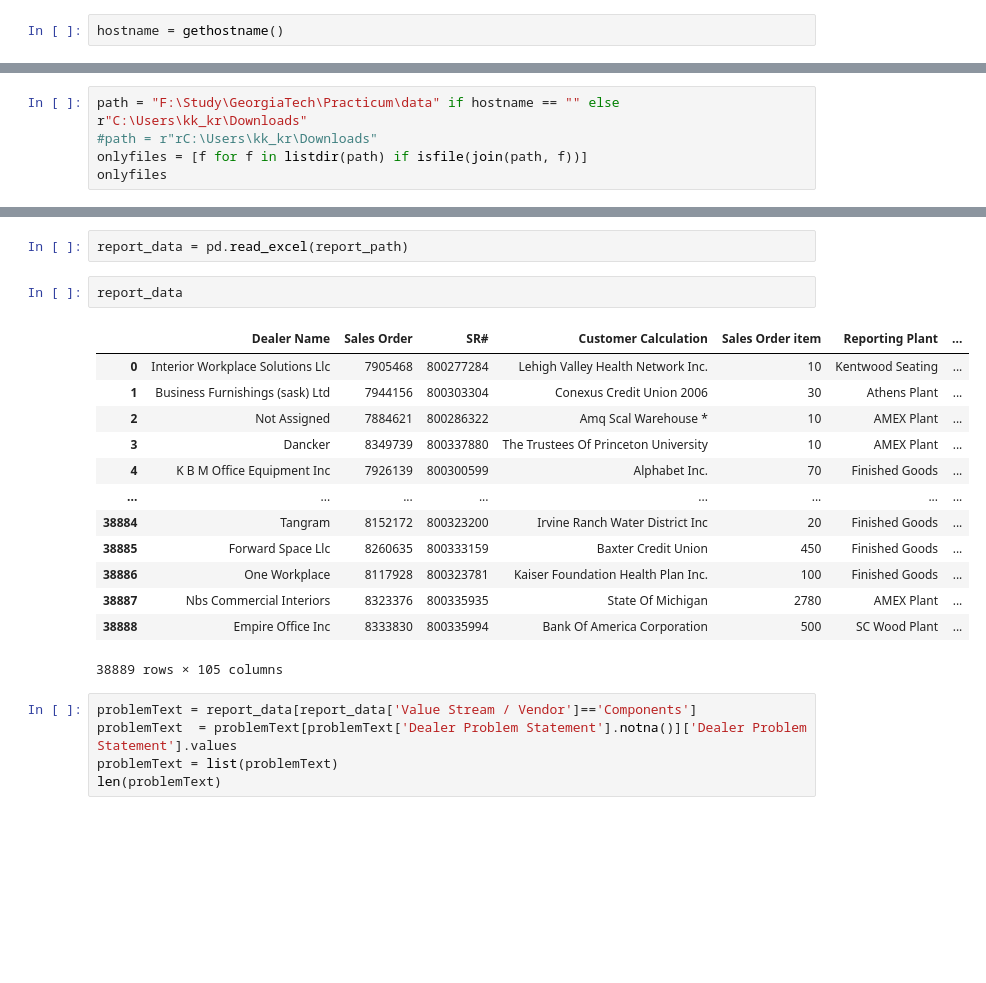
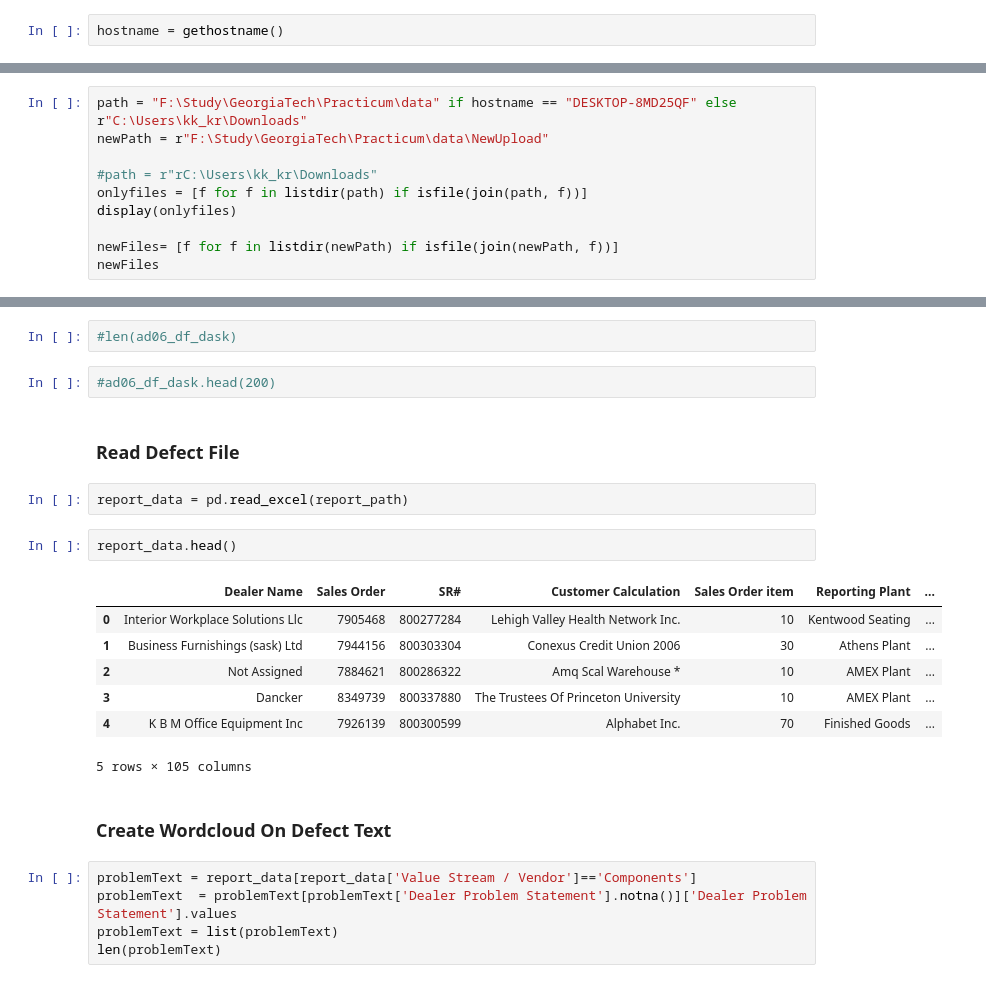
Before and after one commit to kk87736/georgiaTechCapstone, a Jupyter notebook: dataAnalysis.ipynb, the cells around one changed output, grey strips where cells are left out. Saved outputs shown, nothing was run; the diff lists cells and outputs as text; blank space fills up the shorter version.

```diff
--- a/dataAnalysis.ipynb
+++ b/dataAnalysis.ipynb
@@ -16,8 +16,13 @@ hostname
 # %%
-path = "F:\Study\GeorgiaTech\Practicum\data" if hostname == "" else r"C:\Users\kk_kr\Downloads"
+path = "F:\Study\GeorgiaTech\Practicum\data" if hostname == "DESKTOP-8MD25QF" else r"C:\Users\kk_kr\Downloads"
+newPath = r"F:\Study\GeorgiaTech\Practicum\data\NewUpload"
+
 #path = r"rC:\Users\kk_kr\Downloads"
 onlyfiles = [f for f in listdir(path) if isfile(join(path, f))]
-onlyfiles
+display(onlyfiles)
+
+newFiles= [f for f in listdir(newPath) if isfile(join(newPath, f))]
+newFiles
 # %% [output]
 ['20211207_ad06_GATECH.parquet',
  '20211207_brincl_GATECH.parquet',
@@ -30,21 +164,23 @@ report_path = path + "\\Defects Data Tableau FY21 to 12-13-21 FY22 Product Quali
+# %%
+#len(ad06_df_dask)
+# %%
+#ad06_df_dask.head(200)
+# %% [markdown]
+### Read Defect File
 # %%
 report_data = pd.read_excel(report_path)
 # %%
-report_data
+report_data.head()
 # %% [output]
 |  | Dealer Name | Sales Order | SR# | Customer Calculation | Sales Order item | Reporting Plant | ... |
 | 0 | Interior Workplace Solutions Llc | 7905468 | 800277284 | Lehigh Valley Health Network Inc. | 10 | Kentwood Seating | ... |
 | 1 | Business Furnishings (sask) Ltd | 7944156 | 800303304 | Conexus Credit Union 2006 | 30 | Athens Plant | ... |
 | 2 | Not Assigned | 7884621 | 800286322 | Amq Scal Warehouse * | 10 | AMEX Plant | ... |
 | 3 | Dancker | 8349739 | 800337880 | The Trustees Of Princeton University | 10 | AMEX Plant | ... |
 | 4 | K B M Office Equipment Inc | 7926139 | 800300599 | Alphabet Inc. | 70 | Finished Goods | ... |
-| ... | ... | ... | ... | ... | ... | ... | ... |
-| 38884 | Tangram | 8152172 | 800323200 | Irvine Ranch Water District Inc | 20 | Finished Goods | ... |
-| 38885 | Forward Space Llc | 8260635 | 800333159 | Baxter Credit Union | 450 | Finished Goods | ... |
-| 38886 | One Workplace | 8117928 | 800323781 | Kaiser Foundation Health Plan Inc. | 100 | Finished Goods | ... |
-| 38887 | Nbs Commercial Interiors | 8323376 | 800335935 | State Of Michigan | 2780 | AMEX Plant | ... |
-| 38888 | Empire Office Inc | 8333830 | 800335994 | Bank Of America Corporation | 500 | SC Wood Plant | ... |
-38889 rows × 105 columns
+5 rows × 105 columns
+# %% [markdown]
+### Create Wordcloud On Defect Text
 # %%
 problemText = report_data[report_data['Value Stream / Vendor']=='Components']
 problemText  = problemText[problemText['Dealer Problem Statement'].notna()]['Dealer Problem Statement'].values
```
Also changed, not shown: parts of 120 cells of this notebook, 1 other file.
